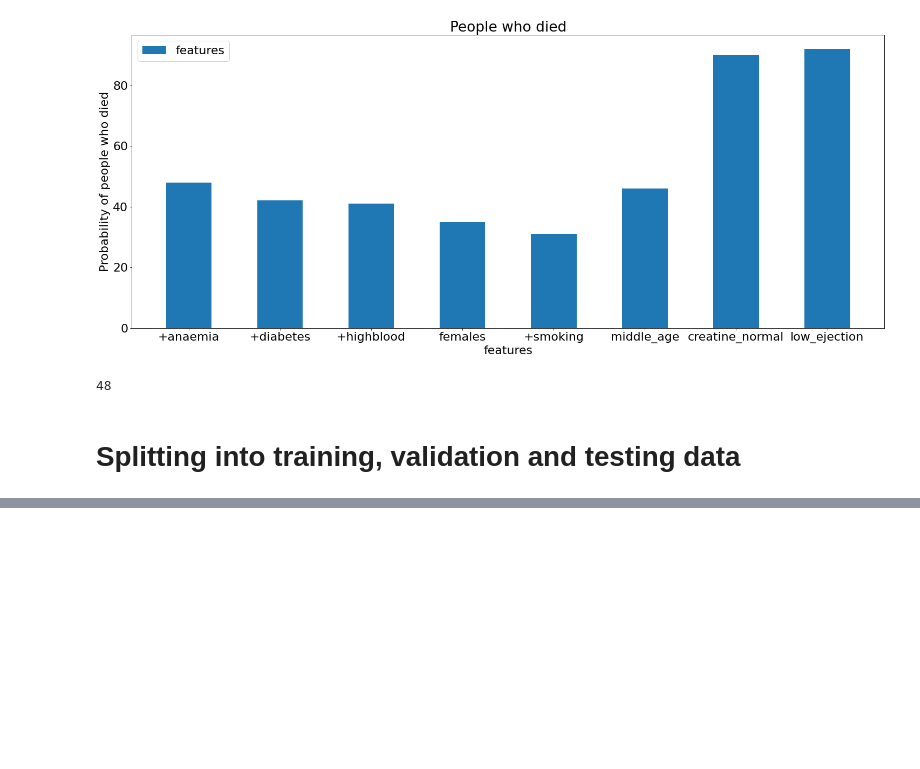
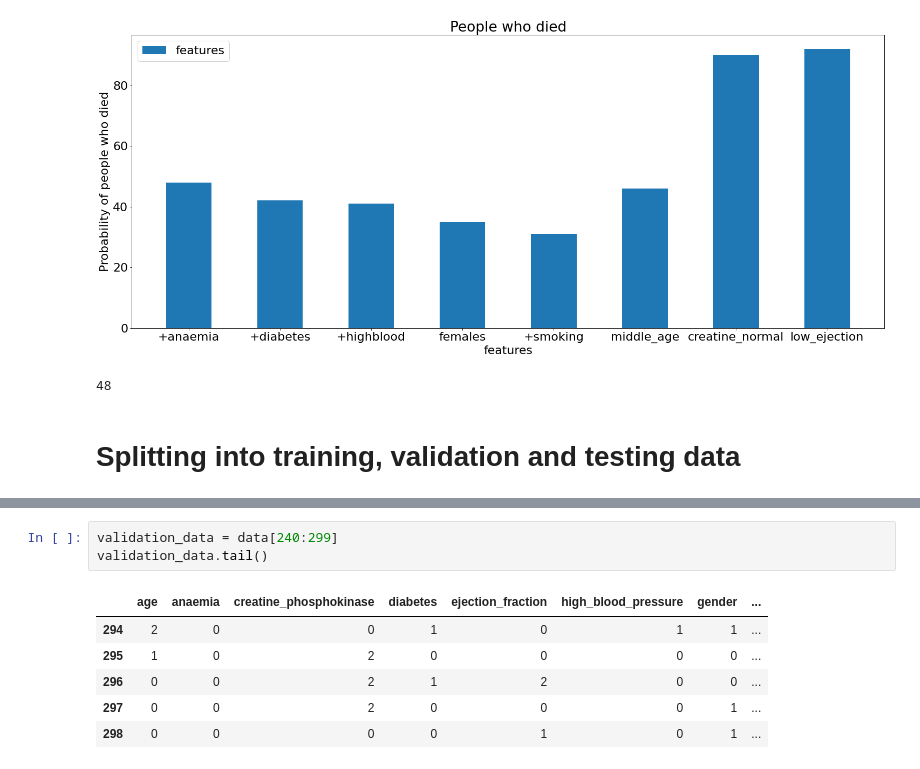
Before and after one commit to Artificial-Intelligence-101/ML, a Jupyter notebook: Naive_Bayes.ipynb, the cells around one changed output, grey strips where cells are left out. Saved outputs shown, nothing was run; the diff lists cells and outputs as text; blank space fills up the shorter version.

```diff
--- a/Naive_Bayes.ipynb
+++ b/Naive_Bayes.ipynb
@@ -166,0 +187,10 @@ print(probability_anaemia)
+# %%
+validation_data = data[240:299]
+validation_data.tail()
+# %% [output]
+|  | age | anaemia | creatine_phosphokinase | diabetes | ejection_fraction | high_blood_pressure | gender | ... |
+| 294 | 2 | 0 | 0 | 1 | 0 | 1 | 1 | ... |
+| 295 | 1 | 0 | 2 | 0 | 0 | 0 | 0 | ... |
+| 296 | 0 | 0 | 2 | 1 | 2 | 0 | 0 | ... |
+| 297 | 0 | 0 | 2 | 0 | 0 | 0 | 1 | ... |
+| 298 | 0 | 0 | 0 | 0 | 1 | 0 | 1 | ... |
```
Also changed, not shown: parts of 3 cells of this notebook.
